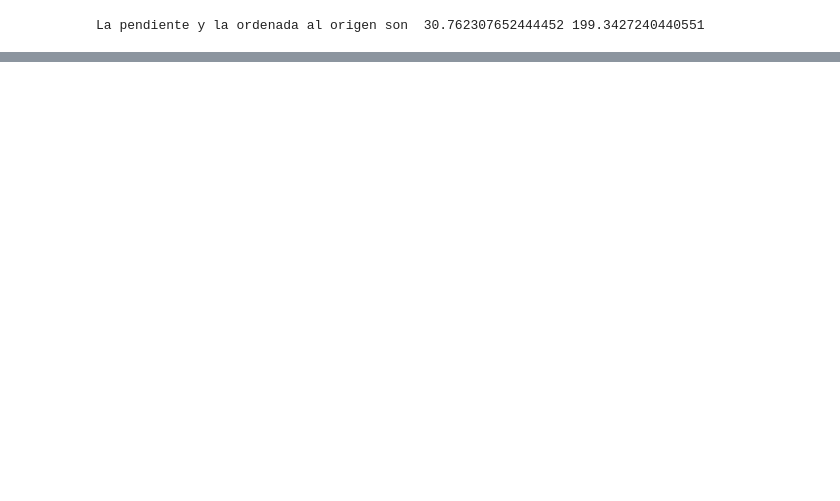
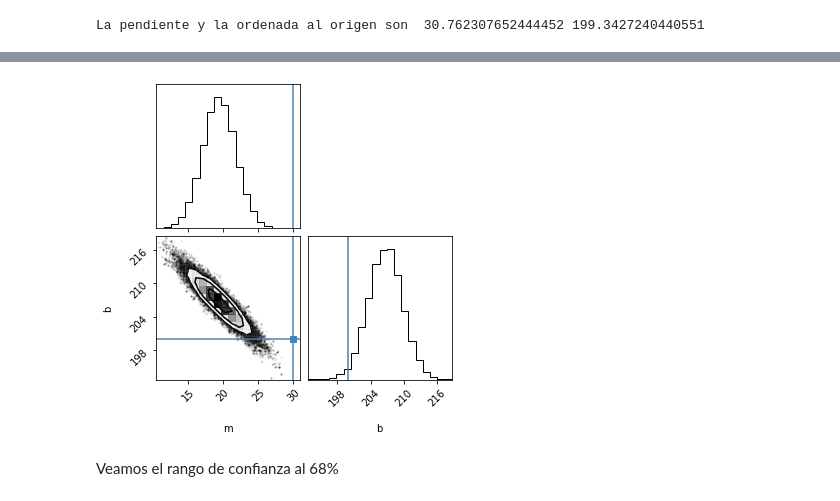
Before and after one commit to DCIDA2019/dcida2020ii-APaloma710, a Jupyter notebook: Nov2/Ej_Nov2.ipynb, the cells around one changed output, grey strips where cells are left out. Drawn from its saved outputs; the diff is of its cells as text; code cells hidden in the pictures; blank space fills up the shorter version.

```diff
--- a/Nov2/Ej_Nov2.ipynb
+++ b/Nov2/Ej_Nov2.ipynb
@@ -184,0 +191,32 @@ Obtenemos los parámetros de la recta utilizando la libreria emcee
+# %%
+def LineaRecta(x,m,b):
+    return m*x+b
+# %%
+def lnprior(theta):
+    m,b=theta
+    if 0<m<100 and 100<b<300:
+        return 0
+    return -np.inf
+
+def Lnlike(theta,x,y,yerr):
+    m,b=theta
+    sigma2=yerr**2
+    model=LineaRecta(x,m,b)
+    LNlike=-0.5*np.sum((y-model)**2/sigma2)
+    return LNlike
+
+def lnpost(theta,x,y,yerr):
+    Lnprior=lnprior(theta)
+    if not np.isfinite(Lnprior):
+        return -np.inf
+    ln_like=Lnlike(theta,x,y,yerr)
+    lnpost=ln_like+Lnprior
+    return lnpost
+# %%
+pos_ini=[50,200]
+nwalkers,ndim = 32,2
+chain_len=5000
+pos = pos_ini+ 1e-4 * np.random.randn(nwalkers, ndim)
+
+sampler = emcee.EnsembleSampler(nwalkers, ndim, lnpost,args=(datos[0],datos[1],datos[2]))
+sampler.run_mcmc(pos,chain_len, progress=True);
@@ -184,0 +228,9 @@ Obtenemos los parámetros de la recta utilizando la libreria emcee
+# %%
+import corner
+m_true,b_true,f_true=30,200,10
+fig = corner.corner(
+    flat_samples, labels=['m','b','f'], truths=[m_true, b_true,f_true]);
+# %% [output]
+[figure, added]
+# %% [markdown]
+Veamos el rango de confianza al 68%
```
Also changed, not shown: parts of 16 cells of this notebook.
